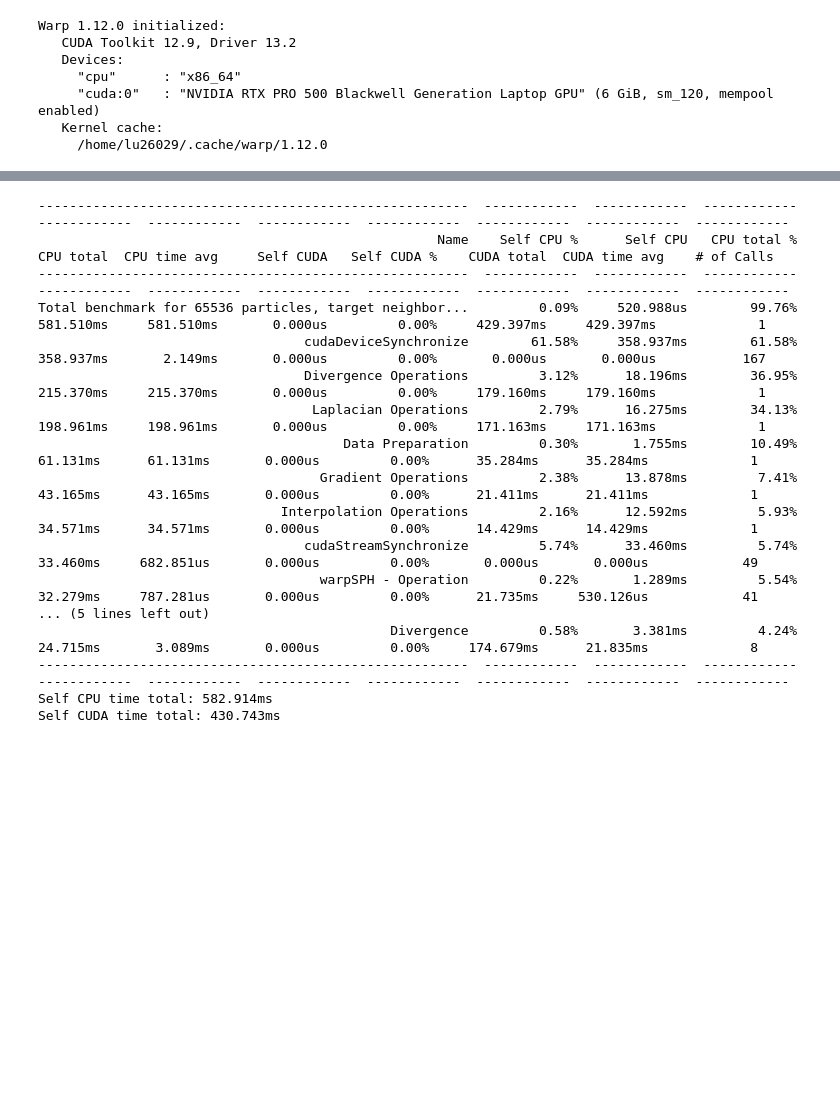
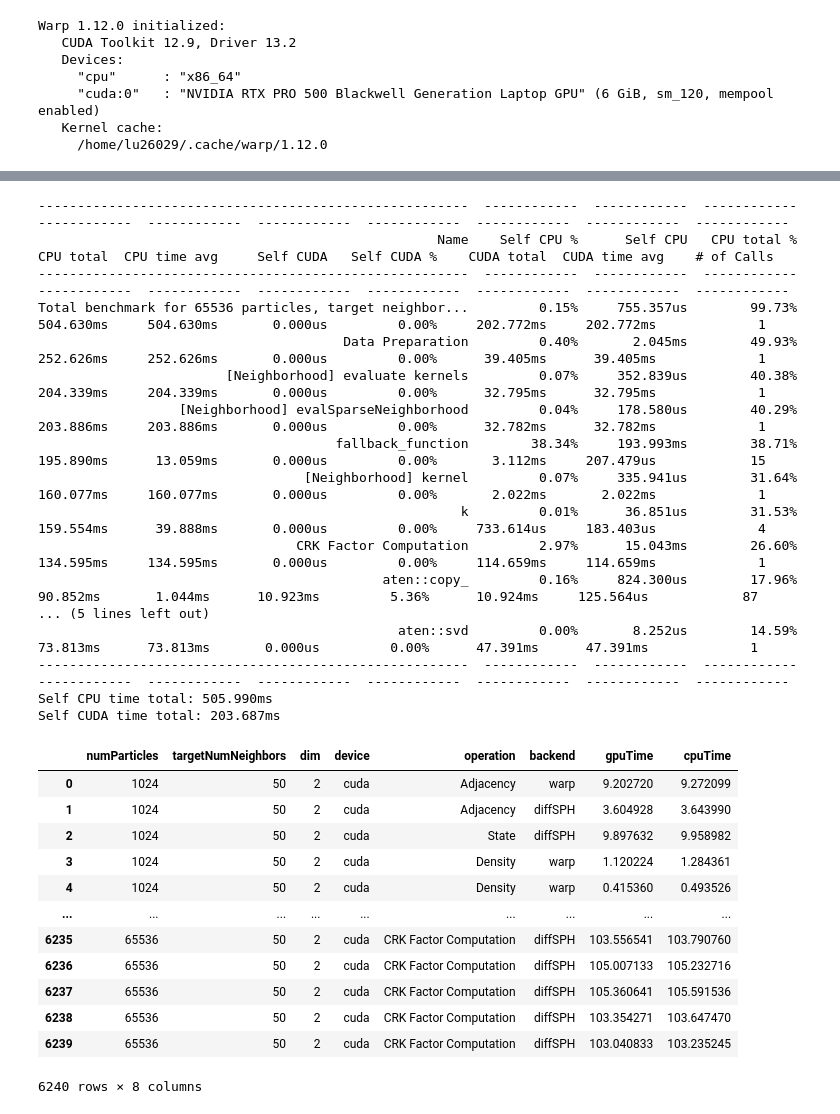
Before and after one commit to wi-re/warpSPHCore, a Jupyter notebook: warp_profile.ipynb, the cells around one changed output, grey strips where cells are left out. Drawn from its saved outputs; the diff is of its cells as text; code cells hidden in the pictures; blank space fills up the shorter version.

```diff
--- a/warp_profile.ipynb
+++ b/warp_profile.ipynb
@@ -666,7 +608,7 @@ from torch.profiler import profile, record_function, ProfilerActivity
 _ = benchmark(256, targetNumNeighbors, dims[0], devices[0], 8, False)
 
 with profile(activities=[ProfilerActivity.CPU, ProfilerActivity.CUDA], record_shapes=True) as prof:
-    _ = benchmark(256, targetNumNeighbors, dims[0], devices[0], 8, False)
+    _ = benchmark(256, targetNumNeighbors, dims[0], devices[0], 1, False)
 
 
 
@@ -677,17 +619,62 @@ prof.export_chrome_trace("profile.json")
 -------------------------------------------------------  ------------  ------------  ------------  ------------  ------------  ------------  ------------  ------------  ------------  ------------
                                                    Name    Self CPU %      Self CPU   CPU total %     CPU total  CPU time avg     Self CUDA   Self CUDA %    CUDA total  CUDA time avg    # of Calls
 -------------------------------------------------------  ------------  ------------  ------------  ------------  ------------  ------------  ------------  ------------  ------------  ------------
-Total benchmark for 65536 particles, target neighbor...         0.09%     520.988us        99.76%     581.510ms     581.510ms       0.000us         0.00%     429.397ms     429.397ms             1
-                                  cudaDeviceSynchronize        61.58%     358.937ms        61.58%     358.937ms       2.149ms       0.000us         0.00%       0.000us       0.000us           167
-                                  Divergence Operations         3.12%      18.196ms        36.95%     215.370ms     215.370ms       0.000us         0.00%     179.160ms     179.160ms             1
-                                   Laplacian Operations         2.79%      16.275ms        34.13%     198.961ms     198.961ms       0.000us         0.00%     171.163ms     171.163ms             1
-                                       Data Preparation         0.30%       1.755ms        10.49%      61.131ms      61.131ms       0.000us         0.00%      35.284ms      35.284ms             1
-                                    Gradient Operations         2.38%      13.878ms         7.41%      43.165ms      43.165ms       0.000us         0.00%      21.411ms      21.411ms             1
-                               Interpolation Operations         2.16%      12.592ms         5.93%      34.571ms      34.571ms       0.000us         0.00%      14.429ms      14.429ms             1
-                                  cudaStreamSynchronize         5.74%      33.460ms         5.74%      33.460ms     682.851us       0.000us         0.00%       0.000us       0.000us            49
-                                    warpSPH - Operation         0.22%       1.289ms         5.54%      32.279ms     787.281us       0.000us         0.00%      21.735ms     530.126us            41
+Total benchmark for 65536 particles, target neighbor...         0.15%     755.357us        99.73%     504.630ms     504.630ms       0.000us         0.00%     202.772ms     202.772ms             1
+                                       Data Preparation         0.40%       2.045ms        49.93%     252.626ms     252.626ms       0.000us         0.00%      39.405ms      39.405ms             1
+                        [Neighborhood] evaluate kernels         0.07%     352.839us        40.38%     204.339ms     204.339ms       0.000us         0.00%      32.795ms      32.795ms             1
+                  [Neighborhood] evalSparseNeighborhood         0.04%     178.580us        40.29%     203.886ms     203.886ms       0.000us         0.00%      32.782ms      32.782ms             1
+                                      fallback_function        38.34%     193.993ms        38.71%     195.890ms      13.059ms       0.000us         0.00%       3.112ms     207.479us            15
+                                  [Neighborhood] kernel         0.07%     335.941us        31.64%     160.077ms     160.077ms       0.000us         0.00%       2.022ms       2.022ms             1
+                                                      k         0.01%      36.851us        31.53%     159.554ms      39.888ms       0.000us         0.00%     733.614us     183.403us             4
+                                 CRK Factor Computation         2.97%      15.043ms        26.60%     134.595ms     134.595ms       0.000us         0.00%     114.659ms     114.659ms             1
+                                            aten::copy_         0.16%     824.300us        17.96%      90.852ms       1.044ms      10.923ms         5.36%      10.924ms     125.564us            87
 ... (5 lines left out)
-                                             Divergence         0.58%       3.381ms         4.24%      24.715ms       3.089ms       0.000us         0.00%     174.679ms      21.835ms             8
+                                              aten::svd         0.00%       8.252us        14.59%      73.813ms      73.813ms       0.000us         0.00%      47.391ms      47.391ms             1
 -------------------------------------------------------  ------------  ------------  ------------  ------------  ------------  ------------  ------------  ------------  ------------  ------------
-Self CPU time total: 582.914ms
-Self CUDA time total: 430.743ms
+Self CPU time total: 505.990ms
+Self CUDA time total: 203.687ms
+# %%
+nxs = [16, 32, 64, 128, 256]
+
+numParticles = np.logspace(10, 16, num=32, dtype=int, base = 2)
+print(numParticles)
+nxs = [int(np.sqrt(num)) for num in numParticles]
+
+targetNumNeighbors = 50
+dims = [2]
+devices = ['cuda'] if torch.cuda.is_available() else ['cpu']
+# devices = ['cpu']
+all_measurements = []
+nSamples = 16
+
+warpOnly = False
+
+_ = benchmark(nxs[0], targetNumNeighbors, dims[0], devices[0], nSamples , warpOnly)
+
+for device in tqdm(devices, desc = "Devices"):
+    for dim in tqdm(dims, desc = "Dimensions", leave=False):
+        for nx in tqdm(nxs, desc = "Resolutions", leave=False):
+            measurements = benchmark(nx, targetNumNeighbors, dim, device, nSamples, warpOnly)
+            all_measurements.extend(measurements)
+# %%
+import pandas as pd
+import seaborn as sns
+import matplotlib.pyplot as plt
+pdData = pd.DataFrame(all_measurements)
+pdData = pdData[pdData['dim'] == 2]
+
+display(pdData)
+# %% [output]
+|  | numParticles | targetNumNeighbors | dim | device | operation | backend | gpuTime | cpuTime |
+| 0 | 1024 | 50 | 2 | cuda | Adjacency | warp | 9.202720 | 9.272099 |
+| 1 | 1024 | 50 | 2 | cuda | Adjacency | diffSPH | 3.604928 | 3.643990 |
+| 2 | 1024 | 50 | 2 | cuda | State | diffSPH | 9.897632 | 9.958982 |
+| 3 | 1024 | 50 | 2 | cuda | Density | warp | 1.120224 | 1.284361 |
+| 4 | 1024 | 50 | 2 | cuda | Density | warp | 0.415360 | 0.493526 |
+| ... | ... | ... | ... | ... | ... | ... | ... | ... |
+| 6235 | 65536 | 50 | 2 | cuda | CRK Factor Computation | diffSPH | 103.556541 | 103.790760 |
+| 6236 | 65536 | 50 | 2 | cuda | CRK Factor Computation | diffSPH | 105.007133 | 105.232716 |
+| 6237 | 65536 | 50 | 2 | cuda | CRK Factor Computation | diffSPH | 105.360641 | 105.591536 |
+| 6238 | 65536 | 50 | 2 | cuda | CRK Factor Computation | diffSPH | 103.354271 | 103.647470 |
+| 6239 | 65536 | 50 | 2 | cuda | CRK Factor Computation | diffSPH | 103.040833 | 103.235245 |
+6240 rows × 8 columns
```
Also changed, not shown: parts of 11 cells of this notebook, 24 other files.
